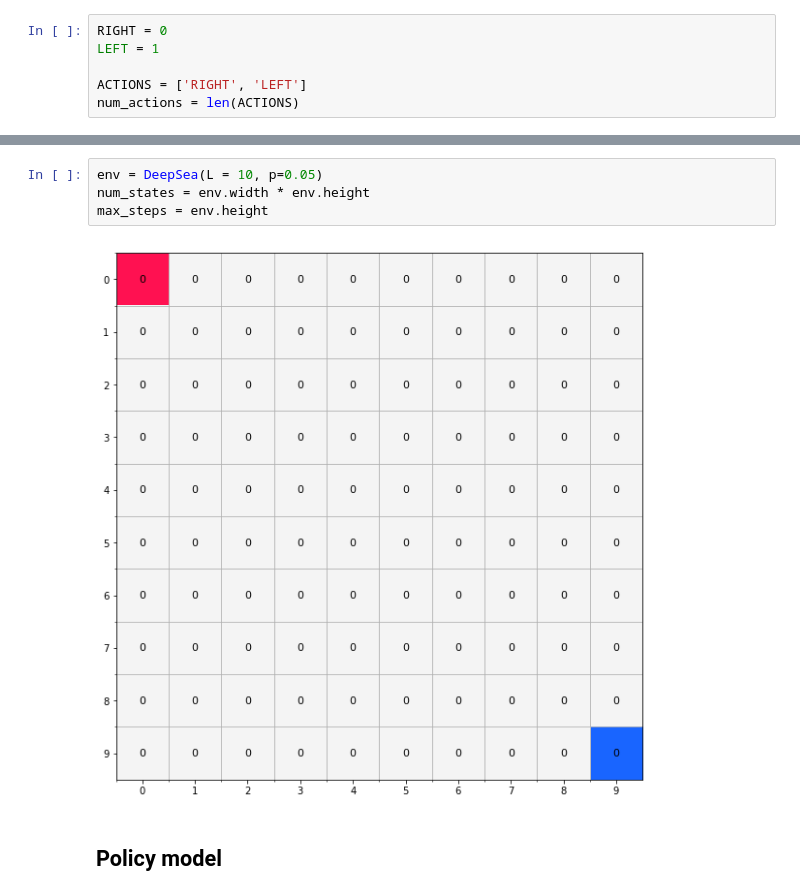
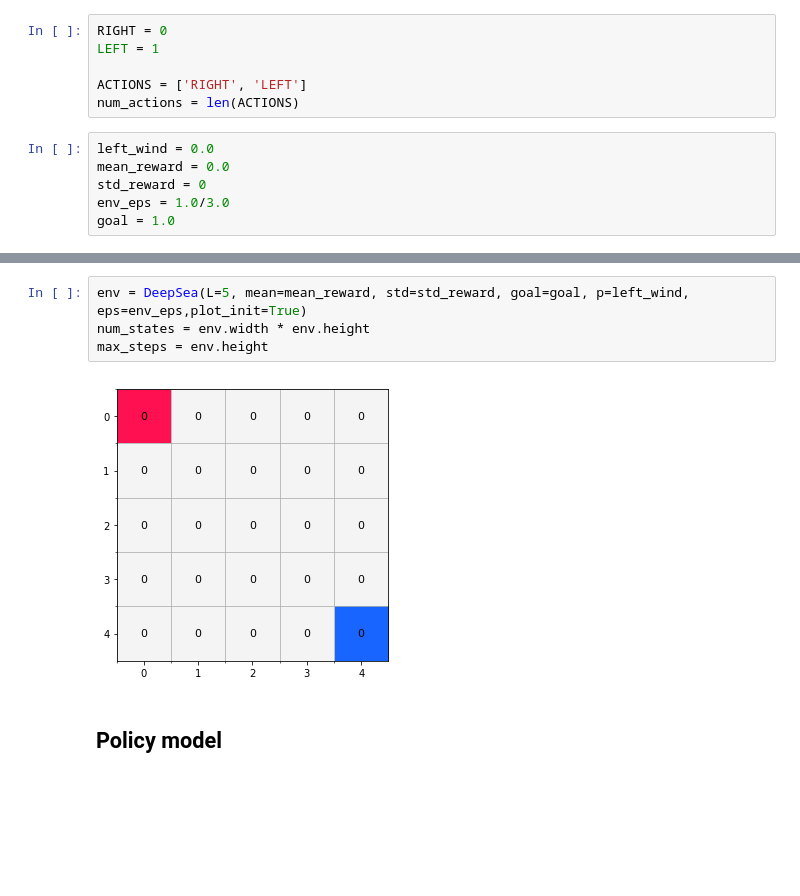
Before and after one commit to GuyLor/Direct-Policy-Gradients, a Jupyter notebook: deep_sea_treasure.ipynb, the cells around one changed output, grey strips where cells are left out. Drawn from its saved outputs; the diff is of its cells as text; blank space fills up the shorter version.

```diff
--- a/deep_sea_treasure.ipynb
+++ b/deep_sea_treasure.ipynb
@@ -17,6 +17,12 @@ LEFT = 1
 
 ACTIONS = ['RIGHT', 'LEFT']
 num_actions = len(ACTIONS)
+# %%
+left_wind = 0.0
+mean_reward = 0.0
+std_reward = 0
+env_eps = 1.0/3.0
+goal = 1.0
 # %%
 class DeepSea:
     terrain_color = dict(normal=[127.0/360, 0.0, 96.0/100],
@@ -139,9 +158,9 @@ class DeepSea:
 # %%
-env = DeepSea(L = 10, p=0.05)
+env = DeepSea(L=5, mean=mean_reward, std=std_reward, goal=goal, p=left_wind, eps=env_eps,plot_init=True)
 num_states = env.width * env.height
 max_steps = env.height
 # %% [output]
-[figure, old version]
+[figure, new version]
 # %% [markdown]
 ## Policy model
 # %%
```
Also changed, not shown: parts of 16 cells of this notebook, 10 other files.
